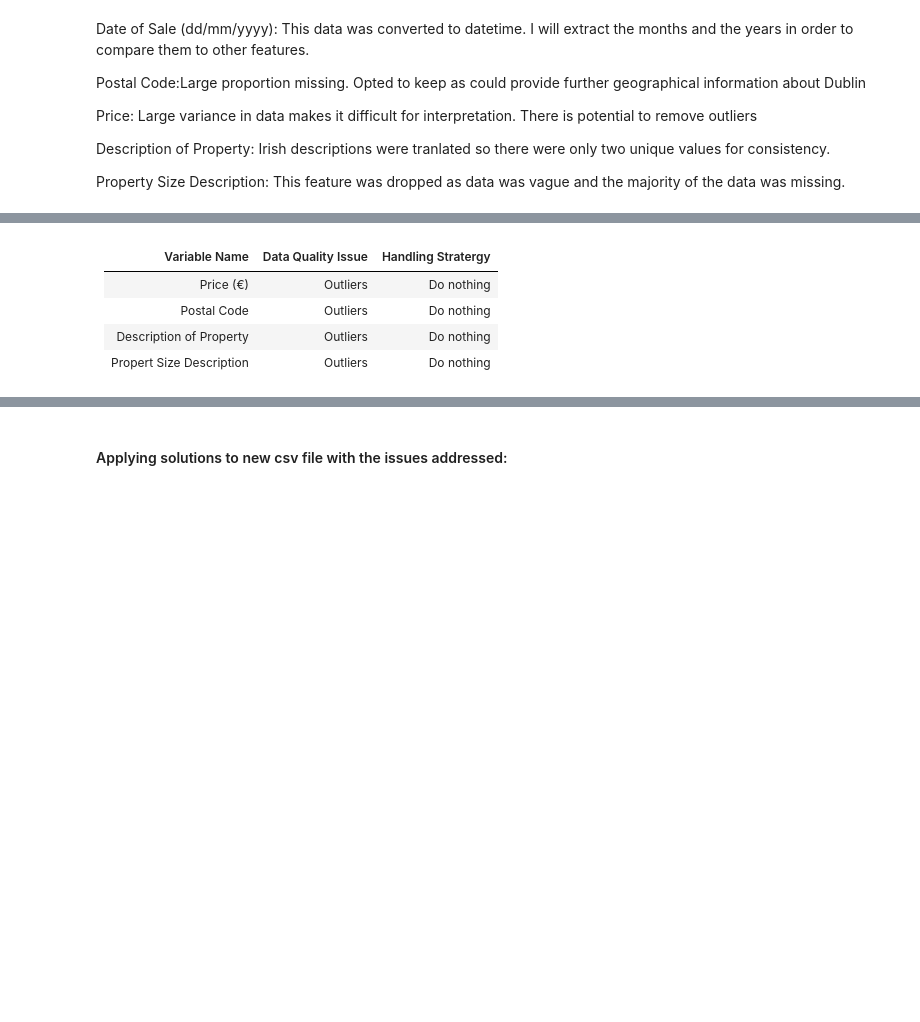
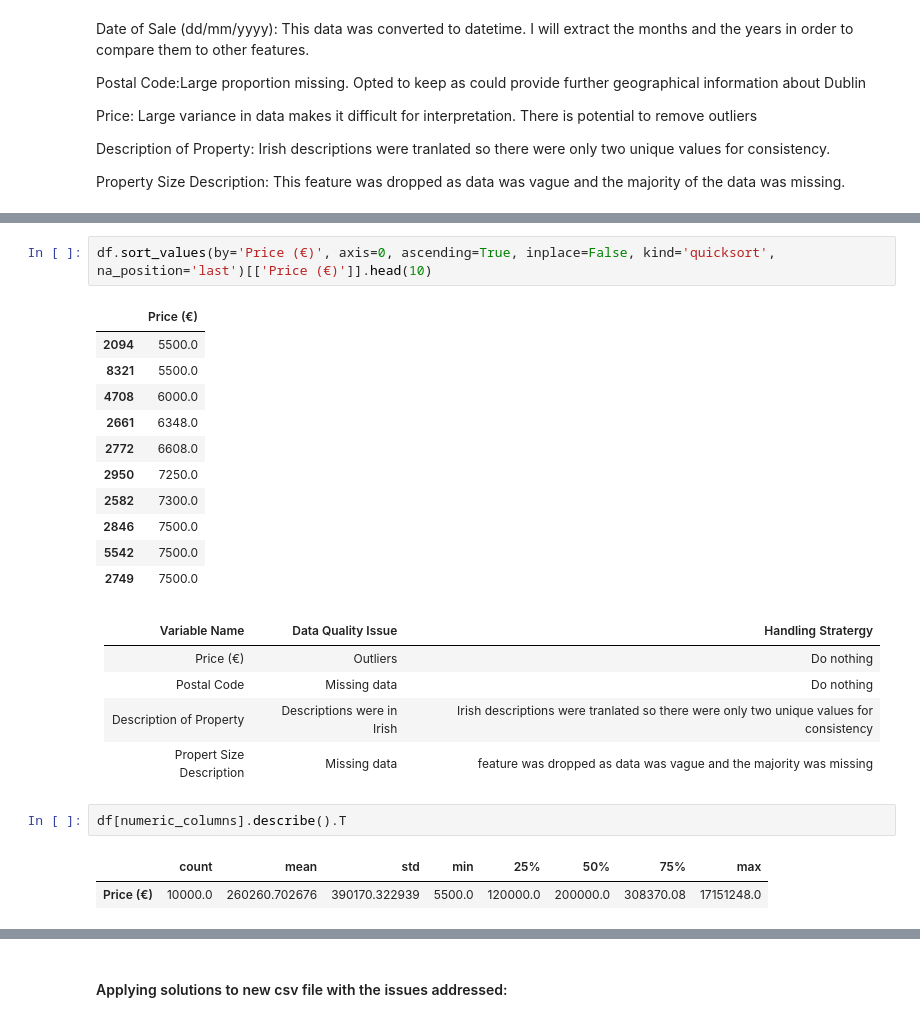
Before and after one commit to Gus1616/Data_analytics_homework1, a Jupyter notebook: Boothman_Gus_17350796_COMP47350_Homework1.ipynb, the cells around one changed output, grey strips where cells are left out. Cells and saved outputs as stored; diff of their text form; blank space fills up the shorter version.

```diff
--- a/Boothman_Gus_17350796_COMP47350_Homework1.ipynb
+++ b/Boothman_Gus_17350796_COMP47350_Homework1.ipynb
@@ -710,7 +712,26 @@ Property Size Description: This feature was dropped as data was vague and the ma
+# %%
+df.sort_values(by='Price (€)', axis=0, ascending=True, inplace=False, kind='quicksort', na_position='last')[['Price (€)']].head(10)
+# %% [output]
+|  | Price (€) |
+| 2094 | 5500.0 |
+| 8321 | 5500.0 |
+| 4708 | 6000.0 |
+| 2661 | 6348.0 |
+| 2772 | 6608.0 |
+| 2950 | 7250.0 |
+| 2582 | 7300.0 |
+| 2846 | 7500.0 |
+| 5542 | 7500.0 |
+| 2749 | 7500.0 |
 # %% [markdown]
 | Variable Name | Data Quality Issue | Handling Stratergy |
-| --- | --- | --- |
+| :- | :- | :- |
 | Price (€) | Outliers | Do nothing |
-| Postal Code | Outliers | Do nothing |
-| Description of Property | Outliers | Do nothing |
-| Propert Size Description | Outliers | Do nothing |
+| Postal Code | Missing data | Do nothing |
+| Description of Property | Descriptions were in Irish | Irish descriptions were tranlated so there were only two unique values for consistency |
+| Propert Size Description | Missing data | feature was dropped as data was vague and the majority was missing |
+# %%
+df[numeric_columns].describe().T
+# %% [output]
+|  | count | mean | std | min | 25% | 50% | 75% | max |
+| Price (€) | 10000.0 | 260260.702676 | 390170.322939 | 5500.0 | 120000.0 | 200000.0 | 308370.08 | 17151248.0 |
```
Also changed, not shown: parts of 7 cells of this notebook, 3 other files.
